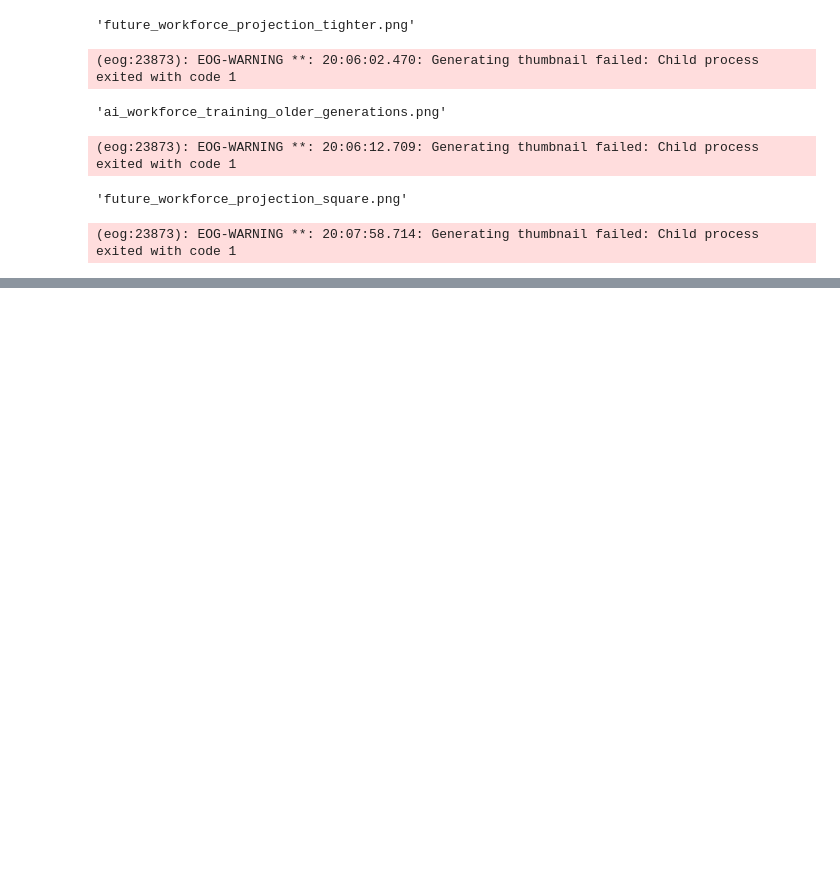
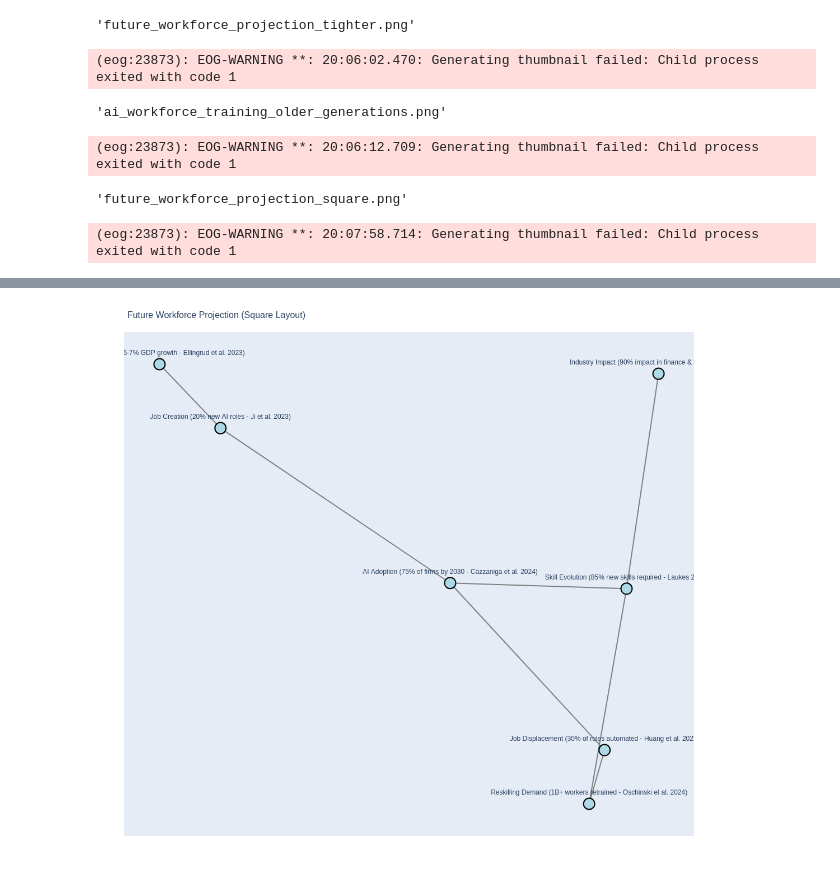
Before and after one commit to Python-Big-Data-Science-NYC/gpt_finance, a Jupyter notebook: training v2.ipynb, the cells around one changed output, grey strips where cells are left out. Cells and saved outputs as stored; diff of their text form; code cells hidden in the pictures; blank space fills up the shorter version.

```diff
--- a/training v2.ipynb
+++ b/training v2.ipynb
@@ -968,0 +1190,83 @@ dot.render("future_workforce_projection_square", view=True)
+# %%
+import networkx as nx
+import plotly.graph_objects as go
+
+# Define the graph
+G = nx.DiGraph()
+
+# Nodes with labels (Preserving all information)
+nodes = {
+    "AI Adoption": "AI Adoption\n(75% of firms by 2030 - Cazzaniga et al. 2024)",
+    "Job Displacement": "Job Displacement\n(30% of roles automated - Huang et al. 2023)",
+    "Job Creation": "Job Creation\n(20% new AI roles - Ji et al. 2023)",
+    "Skill Evolution": "Skill Evolution\n(85% new skills required - Laukes 2024)",
+    "Industry Impact": "Industry Impact\n(90% impact in finance & tech - Rane 2023)",
+    "Economic Shift": "Economic Shift\n(5-7% GDP growth - Ellingrud et al. 2023)",
+    "Reskilling Demand": "Reskilling Demand\n(1B+ workers retrained - Oschinski et al. 2024)"
+}
+
+# Add nodes
+for node in nodes:
+    G.add_node(node, label=nodes[node])
+
+# Define edges
+edges = [
+    ("AI Adoption", "Job Displacement"),
+    ("AI Adoption", "Job Creation"),
+    ("AI Adoption", "Skill Evolution"),
+    ("Skill Evolution", "Reskilling Demand"),
+    ("Job Creation", "Economic Shift"),
+    ("Job Displacement", "Reskilling Demand"),
+    ("Skill Evolution", "Industry Impact")
+]
+G.add_edges_from(edges)
+
+# Use a **square-like layout**
+pos = nx.spring_layout(G, seed=42)  # Keeps positioning stable
+scale_factor = 2.0  # Ensures it's a perfect square
+for key in pos:
+    pos[key] = (pos[key][0] * scale_factor, pos[key][1] * scale_factor)
+
+# Create Plotly edge traces
+edge_traces = []
+for edge in edges:
+    x0, y0 = pos[edge[0]]
+    x1, y1 = pos[edge[1]]
+    edge_traces.append(go.Scatter(
+        x=[x0, x1, None], y=[y0, y1, None],  # Draws edges between nodes
+        mode="lines", line=dict(width=2, color="gray"),
+        hoverinfo="none"
+    ))
+
+# Create Plotly node traces
+node_x, node_y, node_text = [], [], []
+for node in nodes:
+    x, y = pos[node]
+    node_x.append(x)
+    node_y.append(y)
+    node_text.append(nodes[node])
+
+node_trace = go.Scatter(
+    x=node_x, y=node_y, mode="markers+text",
+    text=node_text, textposition="top center",
+    marker=dict(size=20, color="lightblue", line=dict(width=2, color="black")),
+    hoverinfo="text"
+)
+
+# Create figure
+fig = go.Figure(data=edge_traces + [node_trace])
+fig.update_layout(
+    title="Future Workforce Projection (Square Layout)",
+    title_font_size=16,
+    showlegend=False,
+    hovermode="closest",
+    margin=dict(t=50, b=50, l=50, r=50),
+    xaxis=dict(showgrid=False, zeroline=False, showticklabels=False),
+    yaxis=dict(showgrid=False, zeroline=False, showticklabels=False),
+    width=1000, height=1000  # Ensures a perfect square
+)
+
+# Show interactive graph
+fig.show()
+# %% [output]
+[figure, added]
```
Also changed, not shown: parts of 17 cells of this notebook, 7 other files.
